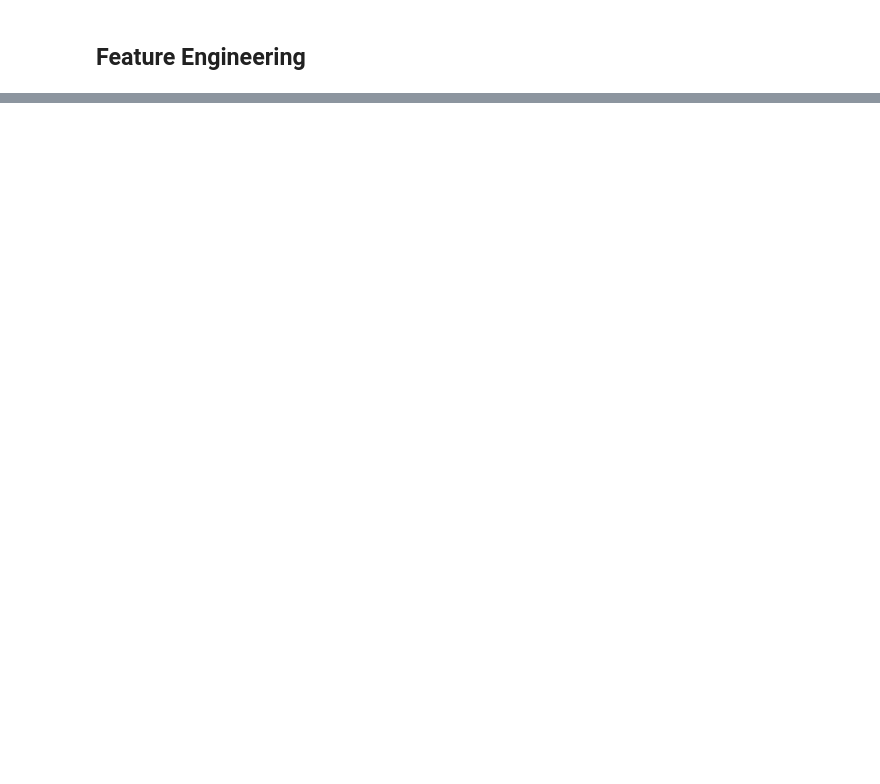
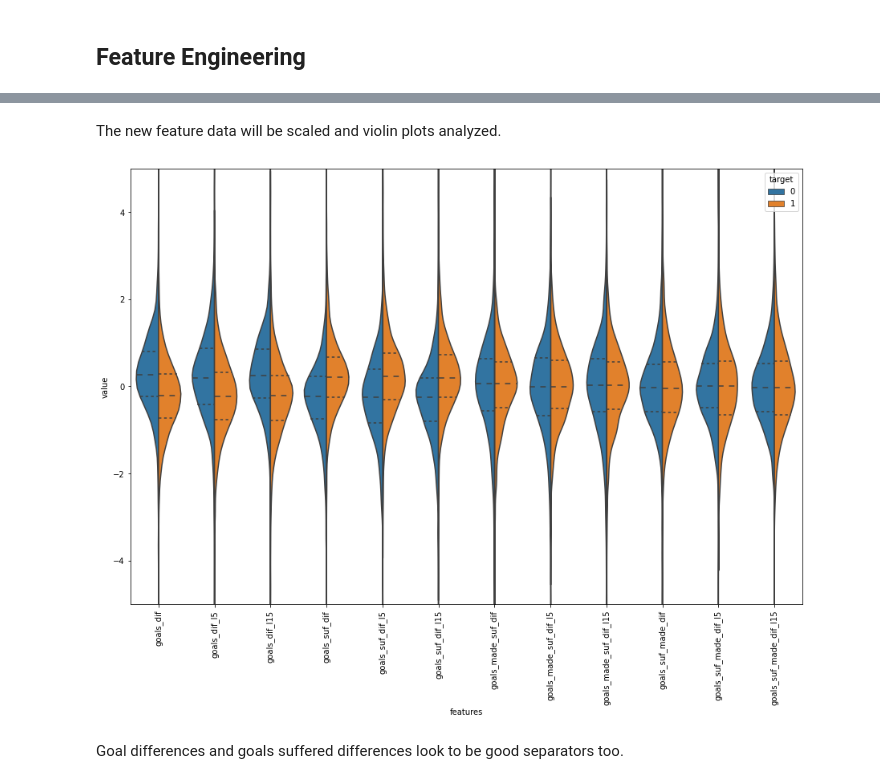
Before and after one commit to justinschubeck/WorldCup2022, a Jupyter notebook: WorldCup2022.ipynb, the cells around one changed output, grey strips where cells are left out. Cells and saved outputs as stored; diff of their text form; code cells hidden in the pictures; blank space fills up the shorter version.

```diff
--- a/WorldCup2022.ipynb
+++ b/WorldCup2022.ipynb
@@ -184,0 +565,2 @@ df = df_wc_ranked
+# %%
+base_df_no_fg = base_df.dropna()
@@ -184,0 +635,31 @@ df = df_wc_ranked
+# %%
+dif = df.copy()
+dif.loc[:, "goals_dif"] = dif["home_goals_mean"] - dif["away_goals_mean"]
+dif.loc[:, "goals_dif_l5"] = dif["home_goals_mean_l5"] - dif["away_goals_mean_l5"]
+dif.loc[:, "goals_dif_l15"] = dif["home_goals_mean_l15"] - dif["away_goals_mean_l15"]
+dif.loc[:, "goals_suf_dif"] = dif["home_goals_suf_mean"] - dif["away_goals_suf_mean"]
+dif.loc[:, "goals_suf_dif_l5"] = dif["home_goals_suf_mean_l5"] - dif["away_goals_suf_mean_l5"]
+dif.loc[:, "goals_suf_dif_l15"] = dif["home_goals_suf_mean_l15"] - dif["away_goals_suf_mean_l15"]
+dif.loc[:, "goals_made_suf_dif"] = dif["home_goals_mean"] - dif["away_goals_suf_mean"]
+dif.loc[:, "goals_made_suf_dif_l5"] = dif["home_goals_mean_l5"] - dif["away_goals_suf_mean_l5"]
+dif.loc[:, "goals_made_suf_dif_l15"] = dif["home_goals_mean_l15"] - dif["away_goals_suf_mean_l15"]
+dif.loc[:, "goals_suf_made_dif"] = dif["home_goals_suf_mean"] - dif["away_goals_mean"]
+dif.loc[:, "goals_suf_made_dif_l5"] = dif["home_goals_suf_mean_l5"] - dif["away_goals_mean_l5"]
+dif.loc[:, "goals_suf_made_dif_l15"] = dif["home_goals_suf_mean_l15"] - dif["away_goals_mean_l15"]
+# %% [markdown]
+The new feature data will be scaled and violin plots analyzed.
+# %%
+data_difs = dif.iloc[:, -12:]
+scaled = (data_difs - data_difs.mean()) / data_difs.std()
+scaled["target"] = df["target"]
+violin = pd.melt(scaled,id_vars="target", var_name="features", value_name="value")
+
+plt.figure(figsize=(15,10))
+sns.violinplot(x="features", y="value", hue="target", data=violin,split=True, inner="quart")
+plt.xticks(rotation=90)
+plt.ylim([-5, 5]) # Uncomment to zoom in.
+plt.show()
+# %% [output]
+[figure, added]
+# %% [markdown]
+Goal differences and goals suffered differences look to be good separators too.
```
Also changed, not shown: parts of 131 cells of this notebook, 9 other files.
